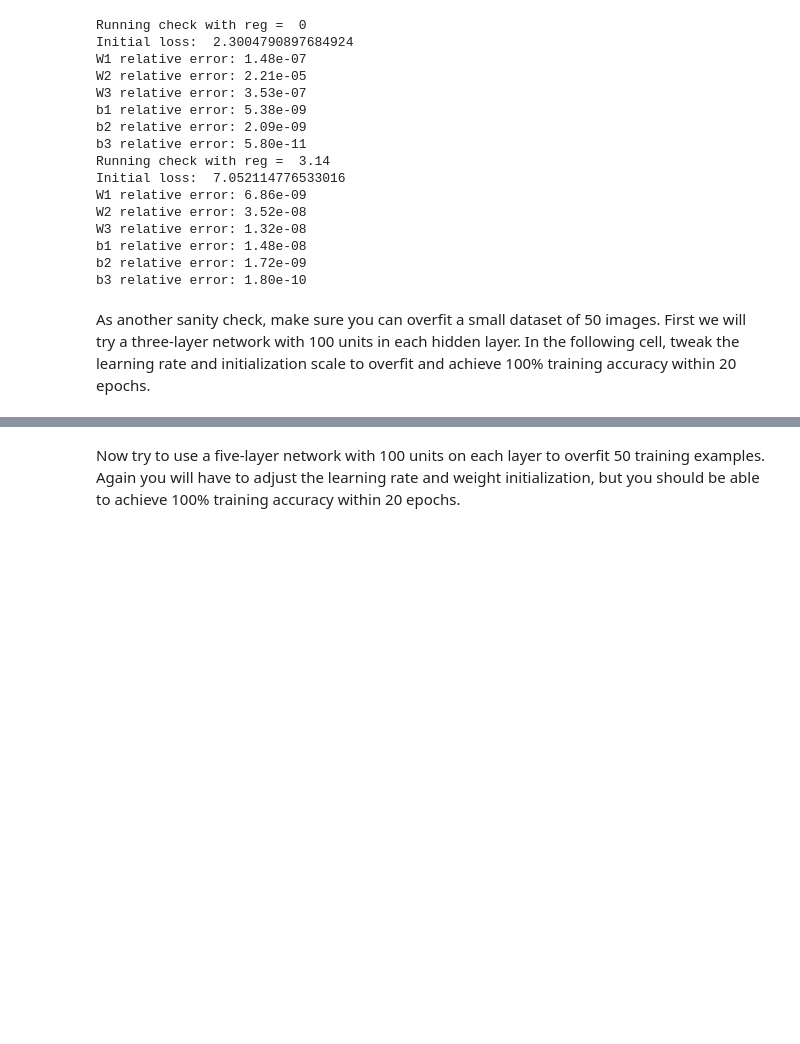
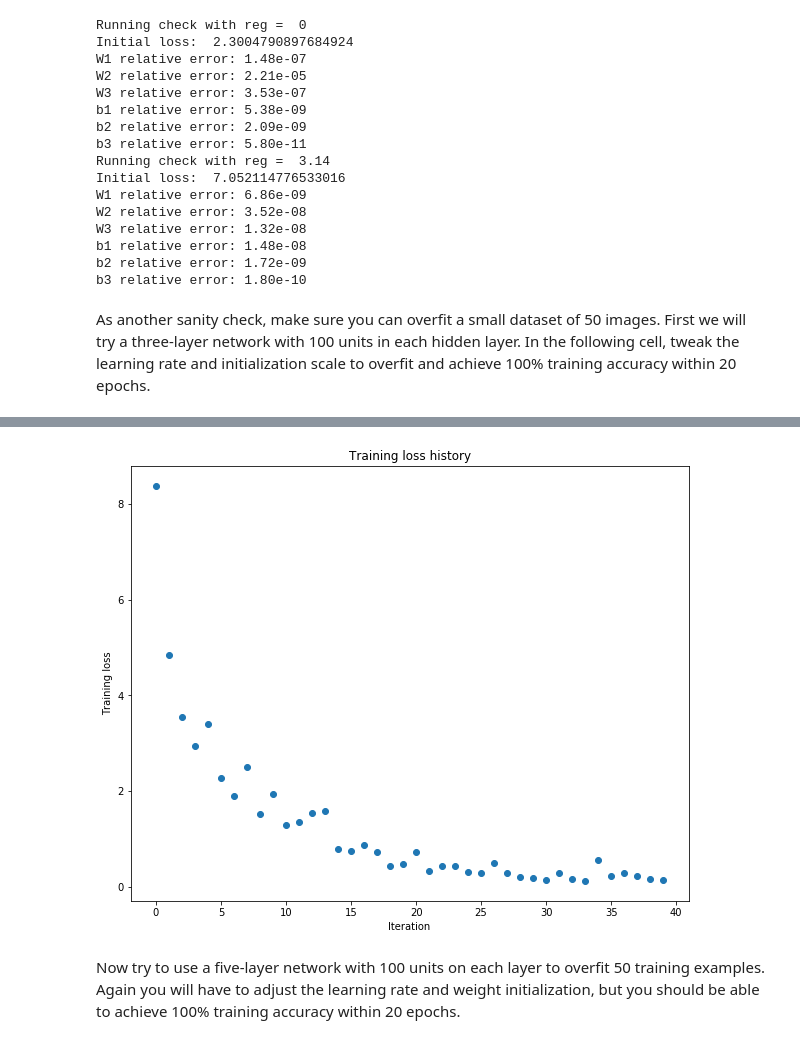
Before and after one commit to nmaryala/Neural-Networks, a Jupyter notebook: assignment2/FullyConnectedNets.ipynb, the cells around one changed output, grey strips where cells are left out. Cells and saved outputs as stored; diff of their text form; code cells hidden in the pictures; blank space fills up the shorter version.

```diff
--- a/assignment2/FullyConnectedNets.ipynb
+++ b/assignment2/FullyConnectedNets.ipynb
@@ -471,48 +471,30 @@ best_model = None
 best_val = -1
 best_lr = -1
 best_reg = -1
-numIters = 20
+numIters = 1
 
 ##############################################################################
 # TODO: Use a Solver instance to train a TwoLayerNet that achieves at least  #
 # 50% accuracy on the validation set.                                        #
 ##############################################################################
-for i in range(numIters):
-    learning_rate = np.random.uniform(5e-3,1e-2)
-    weight_scale = np.random.uniform(5e-3,9.897684e-03)
-#     learning_rate = np.random.normal(5.262177e-03)
-#     weight_scale = np.random.normal(8.546334e-03)
+# learning_rate = 1e-3
+# weight_scale = 1e-5
+learning_rate = 1e-3
+weight_scale = 6e-2
+model = FullyConnectedNet([100, 100, 100, 100],
+                weight_scale=weight_scale, dtype=np.float64)
+solver = Solver(model, small_data,
+                print_every=10, num_epochs=20, batch_size=25,
+                update_rule='sgd',
+                optim_config={
+                  'learning_rate': learning_rate,
+                }
+         )
+solver.train()
 
-#     weight_scale = 1e-2
-#     learning_rate = 1e-2
-    model = FullyConnectedNet([100, 100],
-                  weight_scale=weight_scale, dtype=np.float64)
-    solver = Solver(model, small_data,
-                    num_epochs=20, batch_size=25,
-                    update_rule='sgd',
-                    optim_config={
-                      'learning_rate': learning_rate,
-                    },print_every=-1, verbose=False
-             )
-    solver.train()
-    val_accuracy = solver.best_val_acc
-    if best_val < val_accuracy:
-        best_val = val_accuracy
-        best_model = solver
-        best_lr = learning_rate
-        best_reg = weight_scale
-    # Print results
-    print('lr %e reg %e  val accuracy: %f' % (
-                learning_rate, weight_scale, val_accuracy))
-
-
-print('Validation accuracy is best for lr: %f, reg: %f,val:%f' % (best_lr, best_reg, best_val))
-
-
-
-# plt.plot(solver.loss_history, 'o')
-# plt.title('Training loss history')
-# plt.xlabel('Iteration')
-# plt.ylabel('Training loss')
-# plt.show()
+plt.plot(solver.loss_history, 'o')
+plt.title('Training loss history')
+plt.xlabel('Iteration')
+plt.ylabel('Training loss')
+plt.show()
 # %% [output]
@@ -536,3 +518,4 @@ Validation accuracy is best for lr: 0.008976, reg: 0.008286,val:0.218000
+[figure, added]
 # %% [markdown]
 Now try to use a five-layer network with 100 units on each layer to overfit 50 training examples. Again you will have to adjust the learning rate and weight initialization, but you should be able to achieve 100% training accuracy within 20 epochs.
 # %%
```
Also changed, not shown: parts of 7 cells of this notebook, 1 other file.
